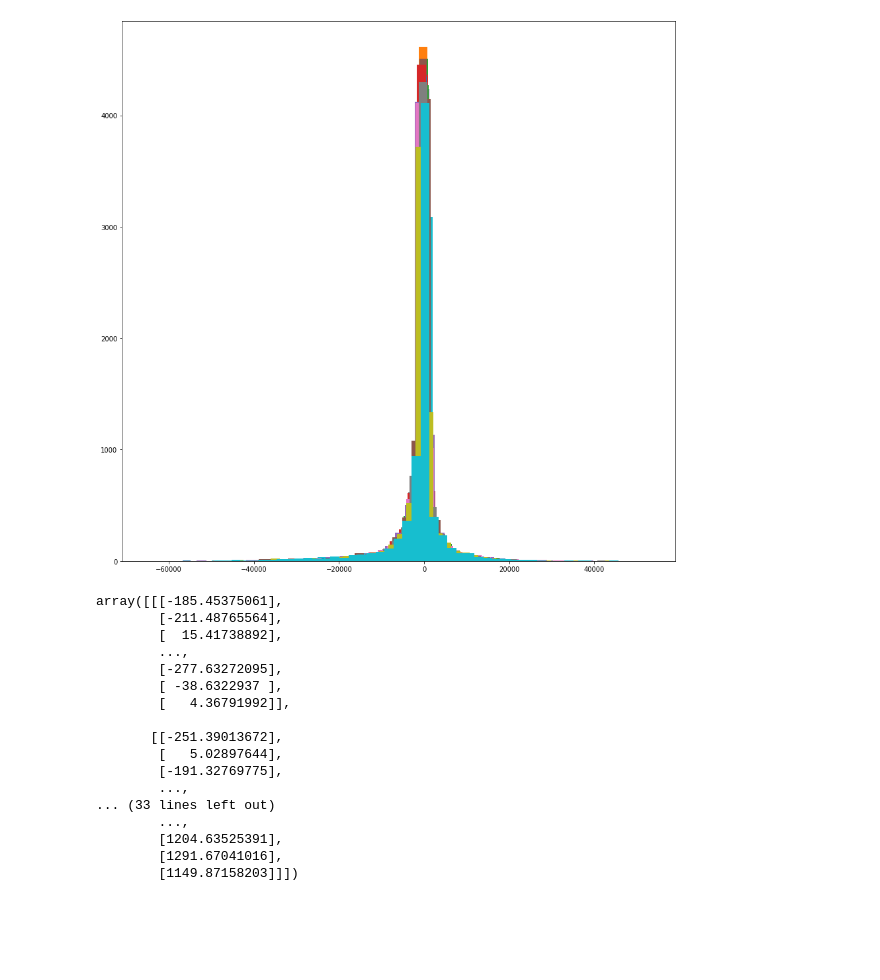
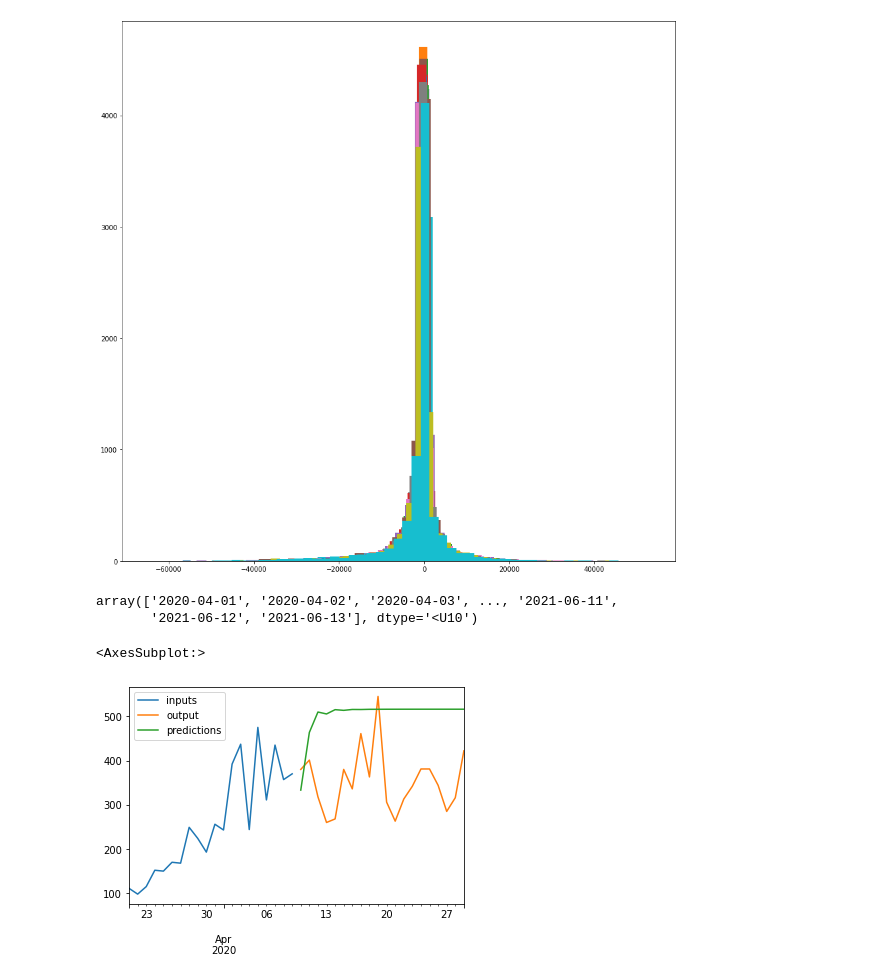
Before and after one commit to selam88/mirror_gitlab_app, a Jupyter notebook: application.ipynb, the cells around one changed output. Drawn from its saved outputs; the diff is of its cells as text; code cells hidden in the pictures; blank space fills up the shorter version.

```diff
--- a/application.ipynb
+++ b/application.ipynb
@@ -53,23 +55,21 @@ for i in range(predictions.shape[1]):
     ax.hist(predictions[:, i, :] - output_seq[:, i, :], bins=50)
 # %% [output]
 [figure]
-# %%
-predictions - output_seq
-# %% [output]
-array([[[-185.45375061],
-        [-211.48765564],
-        [  15.41738892],
-        ...,
-        [-277.63272095],
-        [ -38.6322937 ],
-        [   4.36791992]],
-
-       [[-251.39013672],
-        [   5.02897644],
-        [-191.32769775],
-        ...,
-... (33 lines left out)
-        ...,
-        [1204.63525391],
-        [1291.67041016],
-        [1149.87158203]]])
+# %%
+last_in_dates
+# %% [output]
+array(['2020-04-01', '2020-04-02', '2020-04-03', ..., '2021-06-11',
+       '2021-06-12', '2021-06-13'], dtype='<U10')
+# %%
+i = 8
+current_date = pd.to_datetime(last_in_dates[i],)
+dates = pd.date_range(start=current_date-timedelta(days=19), end=current_date+timedelta(days=20))
+data_dic = {}
+data_dic["inputs"] = np.concatenate([input_seq[i, :, 1], np.full((20,), np.nan)])
+data_dic["output"] = np.concatenate([np.full((20,), np.nan), output_seq[i, :, 0]])
+data_dic["predictions"] = np.concatenate([np.full((20,), np.nan), predictions[i, :, 0]])
+data_df = pd.DataFrame(data=data_dic, index=dates)
+data_df.plot()
+# %% [output]
+<AxesSubplot:>
+[figure, added]
```
Also changed, not shown: parts of 1 cell of this notebook.
